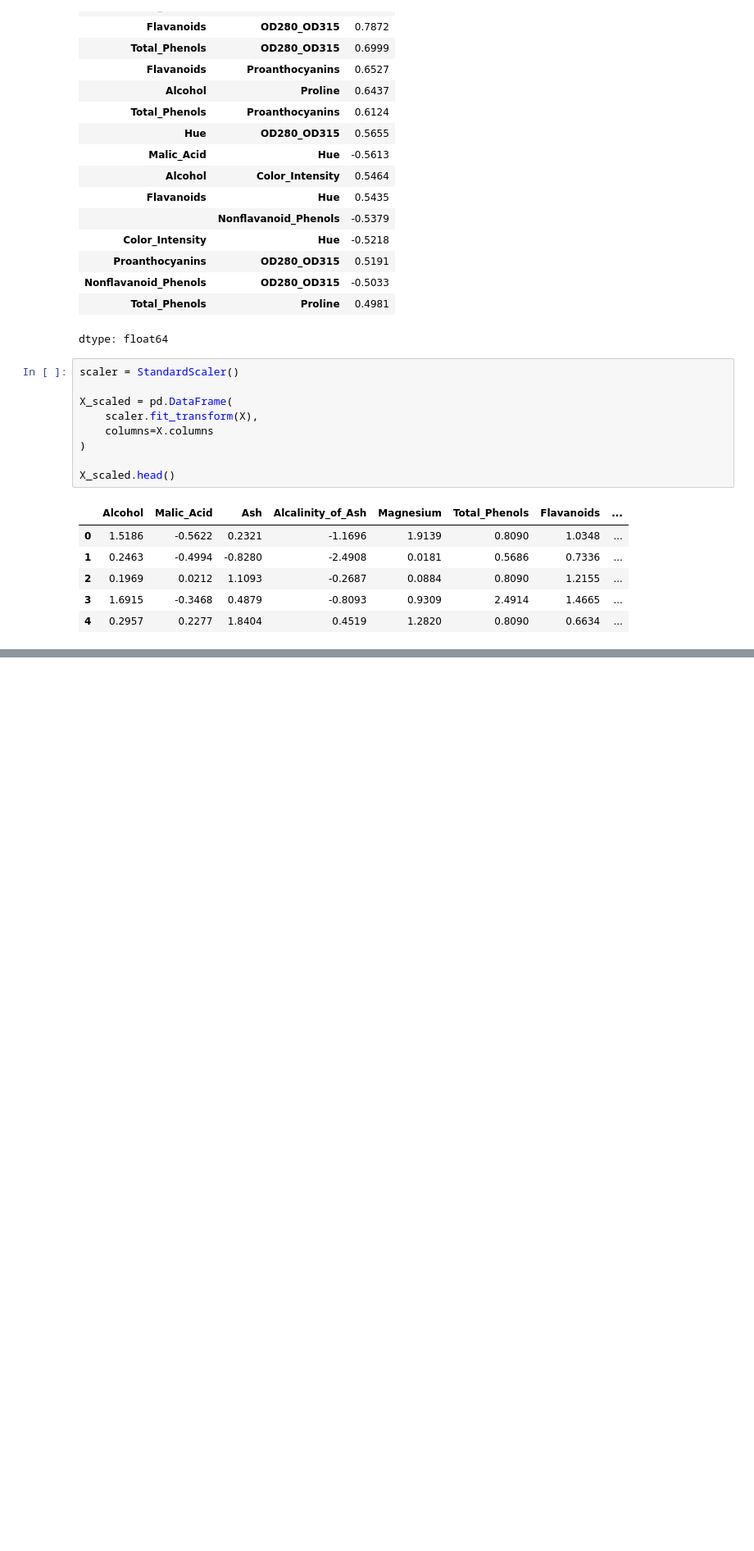
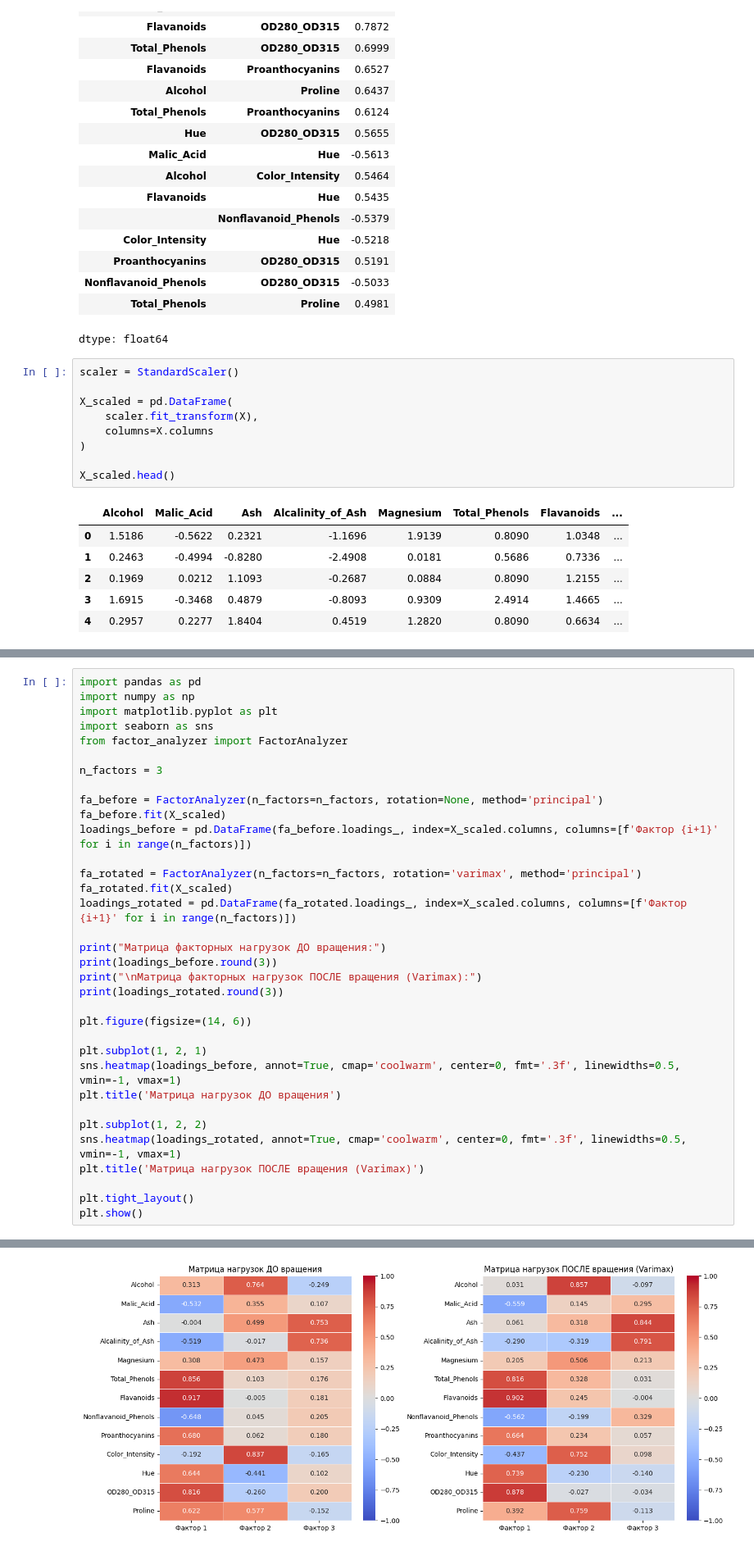
Before and after one commit to Turbonik/Data-Analysis, a Jupyter notebook: МДА4.ipynb, the cells around one changed output, grey strips where cells are left out. Shown at 82% size. Cells and saved outputs as stored; diff of their text form; blank space fills up the shorter version.

```diff
--- a/МДА4.ipynb
+++ b/МДА4.ipynb
@@ -234,0 +277,35 @@ X_scaled.head()
+# %%
+import pandas as pd
+import numpy as np
+import matplotlib.pyplot as plt
+import seaborn as sns
+from factor_analyzer import FactorAnalyzer
+
+n_factors = 3
+
+fa_before = FactorAnalyzer(n_factors=n_factors, rotation=None, method='principal')
+fa_before.fit(X_scaled)
+loadings_before = pd.DataFrame(fa_before.loadings_, index=X_scaled.columns, columns=[f'Фактор {i+1}' for i in range(n_factors)])
+
+fa_rotated = FactorAnalyzer(n_factors=n_factors, rotation='varimax', method='principal')
+fa_rotated.fit(X_scaled)
+loadings_rotated = pd.DataFrame(fa_rotated.loadings_, index=X_scaled.columns, columns=[f'Фактор {i+1}' for i in range(n_factors)])
+
+print("Матрица факторных нагрузок ДО вращения:")
+print(loadings_before.round(3))
+print("\nМатрица факторных нагрузок ПОСЛЕ вращения (Varimax):")
+print(loadings_rotated.round(3))
+
+plt.figure(figsize=(14, 6))
+
+plt.subplot(1, 2, 1)
+sns.heatmap(loadings_before, annot=True, cmap='coolwarm', center=0, fmt='.3f', linewidths=0.5, vmin=-1, vmax=1)
+plt.title('Матрица нагрузок ДО вращения')
+
+plt.subplot(1, 2, 2)
+sns.heatmap(loadings_rotated, annot=True, cmap='coolwarm', center=0, fmt='.3f', linewidths=0.5, vmin=-1, vmax=1)
+plt.title('Матрица нагрузок ПОСЛЕ вращения (Varimax)')
+
+plt.tight_layout()
+plt.show()
+# %% [output]
@@ -234,0 +329 @@ X_scaled.head()
+[figure, added]
```
Also changed, not shown: parts of 7 cells of this notebook.
